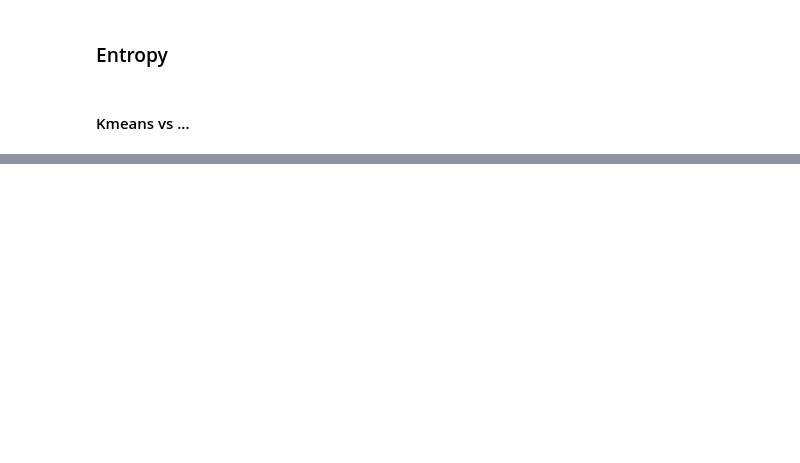
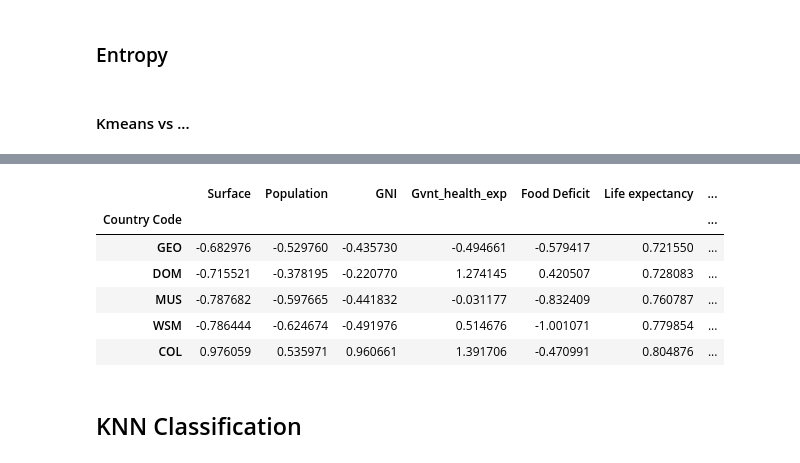
Before and after one commit to hgit2/IAproject, a Jupyter notebook: Projet_IA_clustering_classification_hana.ipynb, the cells around one changed output, grey strips where cells are left out. Cells and saved outputs as stored; diff of their text form; code cells hidden in the pictures; blank space fills up the shorter version.

```diff
--- a/Projet_IA_clustering_classification_hana.ipynb
+++ b/Projet_IA_clustering_classification_hana.ipynb
@@ -667,0 +708,14 @@ print "entropy of each cluster:", entropy
+# %%
+# class 3 : high life expectancy
+datatri_3 = sort_datatri.iloc[ int(floor(2*n/3)) : n, :]
+datatri_3.head()
+# %% [output]
+|  | Surface | Population | GNI | Gvnt_health_exp | Food Deficit | Life expectancy | ... |
+| Country Code |  |  |  |  |  |  | ... |
+| GEO | -0.682976 | -0.529760 | -0.435730 | -0.494661 | -0.579417 | 0.721550 | ... |
+| DOM | -0.715521 | -0.378195 | -0.220770 | 1.274145 | 0.420507 | 0.728083 | ... |
+| MUS | -0.787682 | -0.597665 | -0.441832 | -0.031177 | -0.832409 | 0.760787 | ... |
+| WSM | -0.786444 | -0.624674 | -0.491976 | 0.514676 | -1.001071 | 0.779854 | ... |
+| COL | 0.976059 | 0.535971 | 0.960661 | 1.391706 | -0.470991 | 0.804876 | ... |
+# %% [markdown]
+## KNN Classification
```
Also changed, not shown: parts of 21 cells of this notebook.
